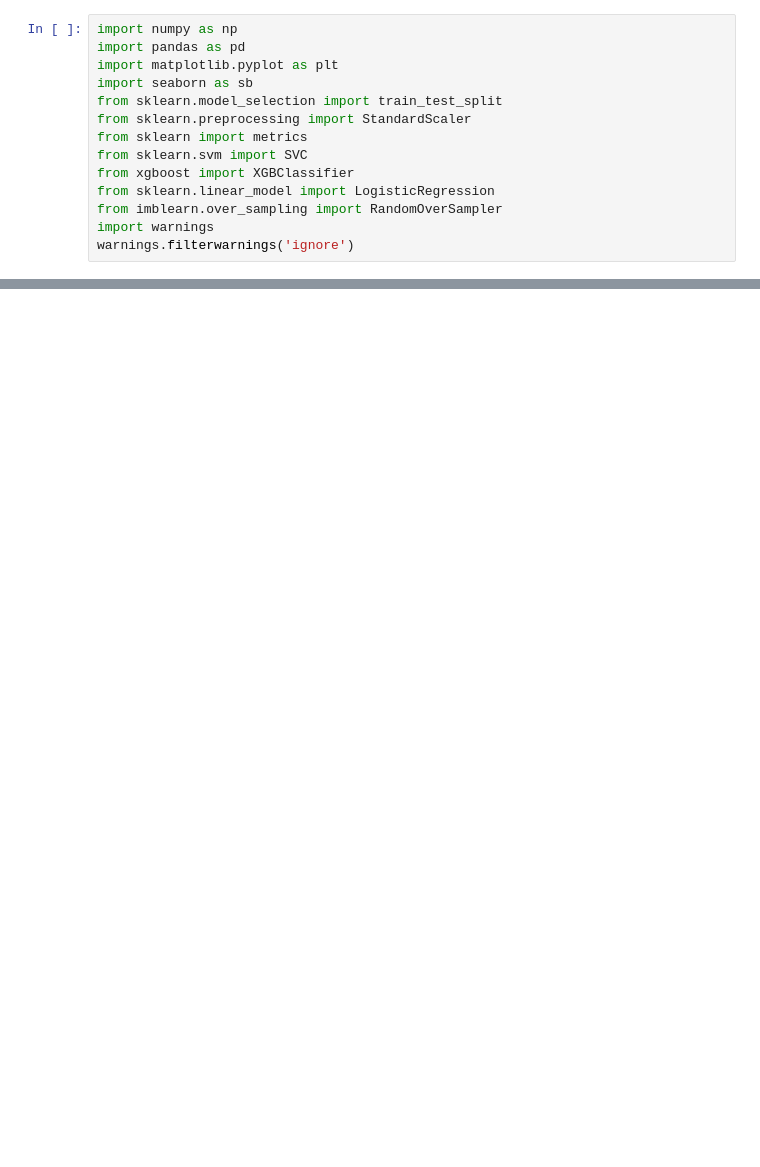
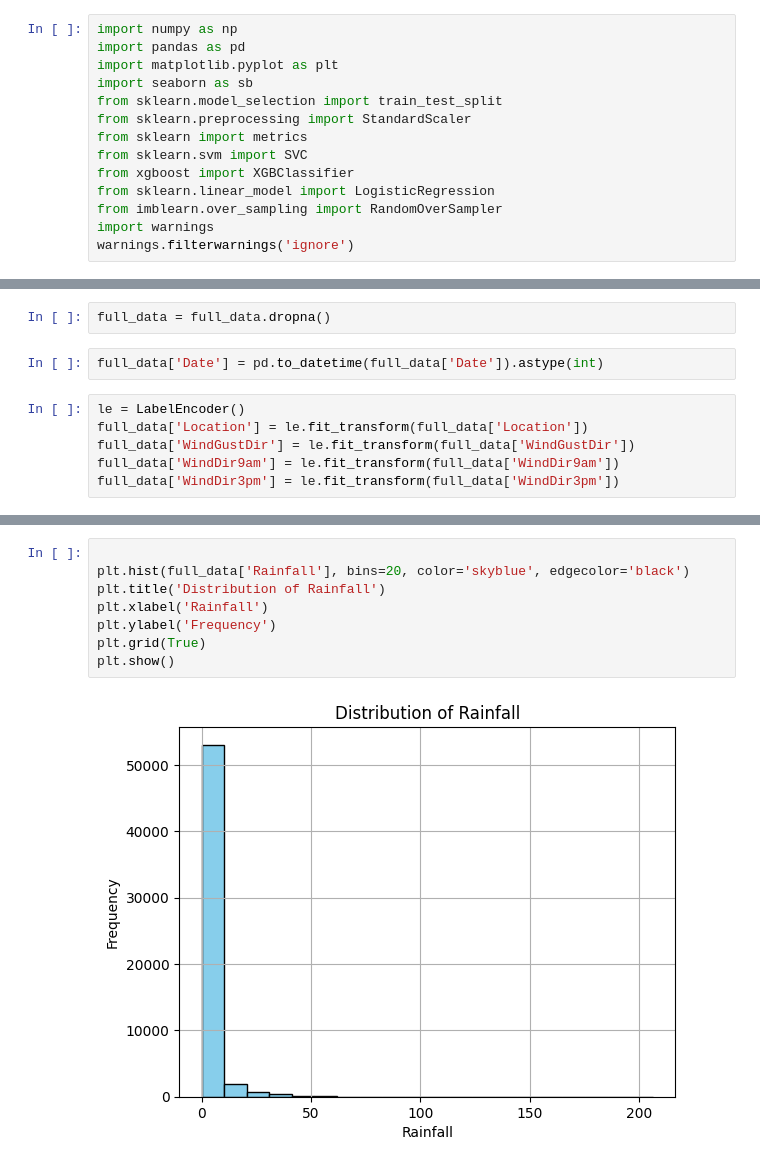
Before and after one commit to sahilsinghavisoft/AVI-TRAINING, a Jupyter notebook: weeklyAssignment/weeklyassignment7.ipynb, the cells around one changed output, grey strips where cells are left out. Drawn from its saved outputs; the diff is of its cells as text; blank space fills up the shorter version.

```diff
--- a/weeklyAssignment/weeklyassignment7.ipynb
+++ b/weeklyAssignment/weeklyassignment7.ipynb
@@ -36,0 +114,10 @@ warnings.filterwarnings('ignore')
+# %%
+full_data = full_data.dropna()
+# %%
+full_data['Date'] = pd.to_datetime(full_data['Date']).astype(int)
+# %%
+le = LabelEncoder()
+full_data['Location'] = le.fit_transform(full_data['Location'])
+full_data['WindGustDir'] = le.fit_transform(full_data['WindGustDir'])
+full_data['WindDir9am'] = le.fit_transform(full_data['WindDir9am'])
+full_data['WindDir3pm'] = le.fit_transform(full_data['WindDir3pm'])
@@ -36,0 +155,10 @@ warnings.filterwarnings('ignore')
+# %%
+
+plt.hist(full_data['Rainfall'], bins=20, color='skyblue', edgecolor='black')
+plt.title('Distribution of Rainfall')
+plt.xlabel('Rainfall')
+plt.ylabel('Frequency')
+plt.grid(True)
+plt.show()
+# %% [output]
+[figure, added]
```
Also changed, not shown: parts of 18 cells of this notebook, 3 other files.
